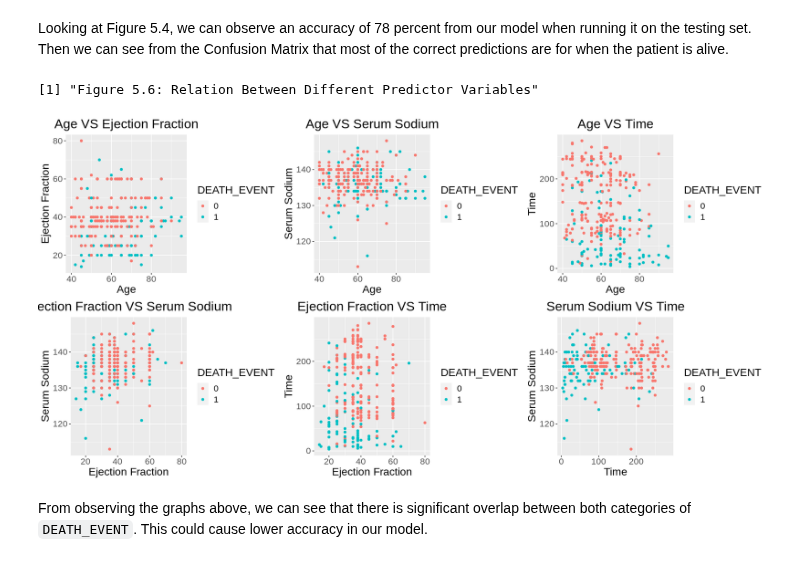
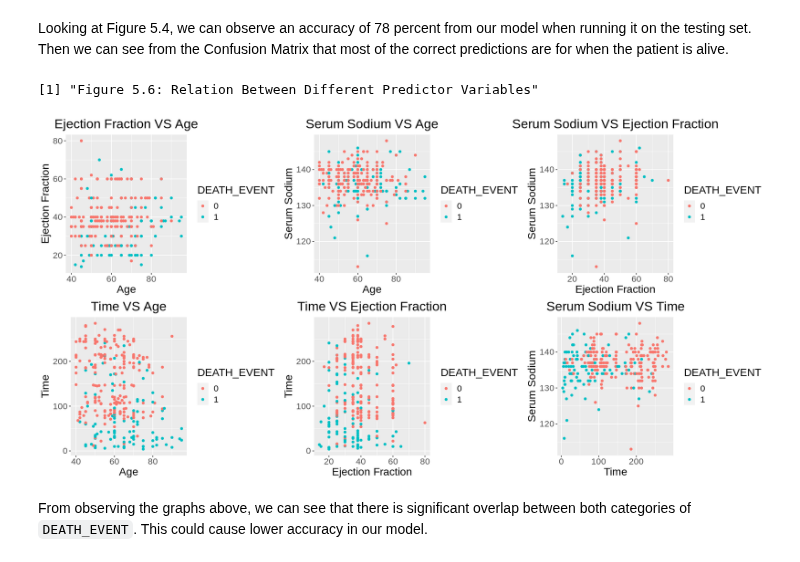
Before and after one commit to pinklily1202/Group-30, a Jupyter notebook: group30.ipynb, the cells around one changed output. Drawn from its saved outputs; the diff is of its cells as text; code cells hidden in the pictures.

```diff
--- a/group30.ipynb
+++ b/group30.ipynb
@@ -534,52 +504,52 @@ options(repr.plot.width = 16, repr.plot.height = 8)
 age_vs_ef <- heart_data |>
     ggplot(aes(x = age, y = ejection_fraction, color = DEATH_EVENT)) +
     geom_point() +
-    labs(title = "Age VS Ejection Fraction", x = "Age", y = "Ejection Fraction") +
+    labs(title = "Ejection Fraction VS Age", x = "Age", y = "Ejection Fraction") +
     theme(text = element_text(size = 17)) +
     theme(plot.title = element_text(hjust = 0.5))
 
 age_vs_ss <- heart_data |>
     ggplot(aes(x = age, y = serum_sodium, color = DEATH_EVENT)) +
     geom_point() +
-    labs(title = "Age VS Serum Sodium", x = "Age", y = "Serum Sodium") +
+    labs(title = "Serum Sodium VS Age", x = "Age", y = "Serum Sodium") +
+    theme(text = element_text(size = 17)) +
+    theme(plot.title = element_text(hjust = 0.5))
+
+ef_vs_ss <- heart_data |>
+    ggplot(aes(x = ejection_fraction, y = serum_sodium, color = DEATH_EVENT)) +
+    geom_point() +
+    labs(title = "Serum Sodium VS Ejection Fraction", x = "Ejection Fraction", y = "Serum Sodium") +
     theme(text = element_text(size = 17)) +
     theme(plot.title = element_text(hjust = 0.5))
 
 age_vs_time <- heart_data |>
     ggplot(aes(x = age, y = time, color = DEATH_EVENT)) +
     geom_point() +
-    labs(title = "Age VS Time", x = "Age", y = "Time") +
-    theme(text = element_text(size = 17)) +
-    theme(plot.title = element_text(hjust = 0.5))
-
-ef_vs_ss <- heart_data |>
-    ggplot(aes(x = ejection_fraction, y = serum_sodium, color = DEATH_EVENT)) +
-    geom_point() +
-    labs(title = "Ejection Fraction VS Serum Sodium", x = "Ejection Fraction", y = "Serum Sodium") +
+    labs(title = "Time VS Age", x = "Age", y = "Time") +
     theme(text = element_text(size = 17)) +
     theme(plot.title = element_text(hjust = 0.5))
 
 ef_vs_time <- heart_data |>
     ggplot(aes(x = ejection_fraction, y = time, color = DEATH_EVENT)) +
     geom_point() +
-    labs(title = "Ejection Fraction VS Time", x = "Ejection Fraction", y = "Time") +
+    labs(title = "Time VS Ejection Fraction", x = "Ejection Fraction", y = "Time") +
     theme(text = element_text(size = 17)) +
     theme(plot.title = element_text(hjust = 0.5))
 
 ss_vs_time <- heart_data |>
     ggplot(aes(x = time, y = serum_sodium, color = DEATH_EVENT)) +
     geom_point() +
     labs(title = "Serum Sodium VS Time", x = "Time", y = "Serum Sodium") +
     theme(text = element_text(size = 17)) +
     theme(plot.title = element_text(hjust = 0.5))
 
-predictor_relation_plot <- plot_grid(age_vs_ef, age_vs_ss, age_vs_time, ef_vs_ss, ef_vs_time, ss_vs_time, ncol = 3)
+predictor_relation_plot <- plot_grid(age_vs_ef, age_vs_ss, ef_vs_ss, age_vs_time, ef_vs_time, ss_vs_time, ncol = 3)
 
 predictor_relation_plot
 print("Figure 5.6: Relation Between Different Predictor Variables")
 # %% [output]
 [1] "Figure 5.6: Relation Between Different Predictor Variables"
-[figure, old version]
+[figure, new version]
 # %% [markdown]
 From observing the graphs above, we can see that there is significant overlap between both categories of `DEATH_EVENT`. This could cause lower accuracy in our model.
 # %% [markdown]
```
Also changed, not shown: parts of 6 cells of this notebook.
